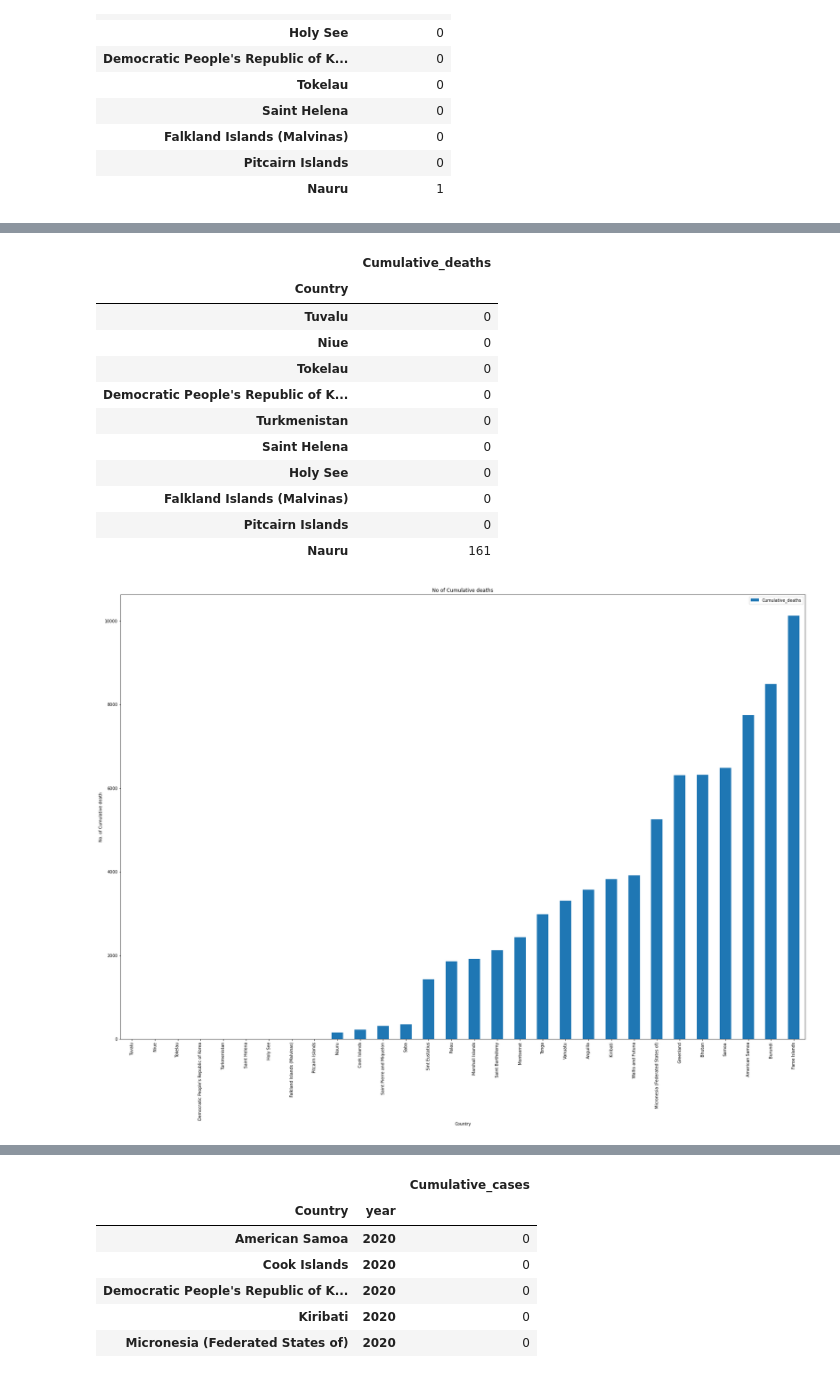
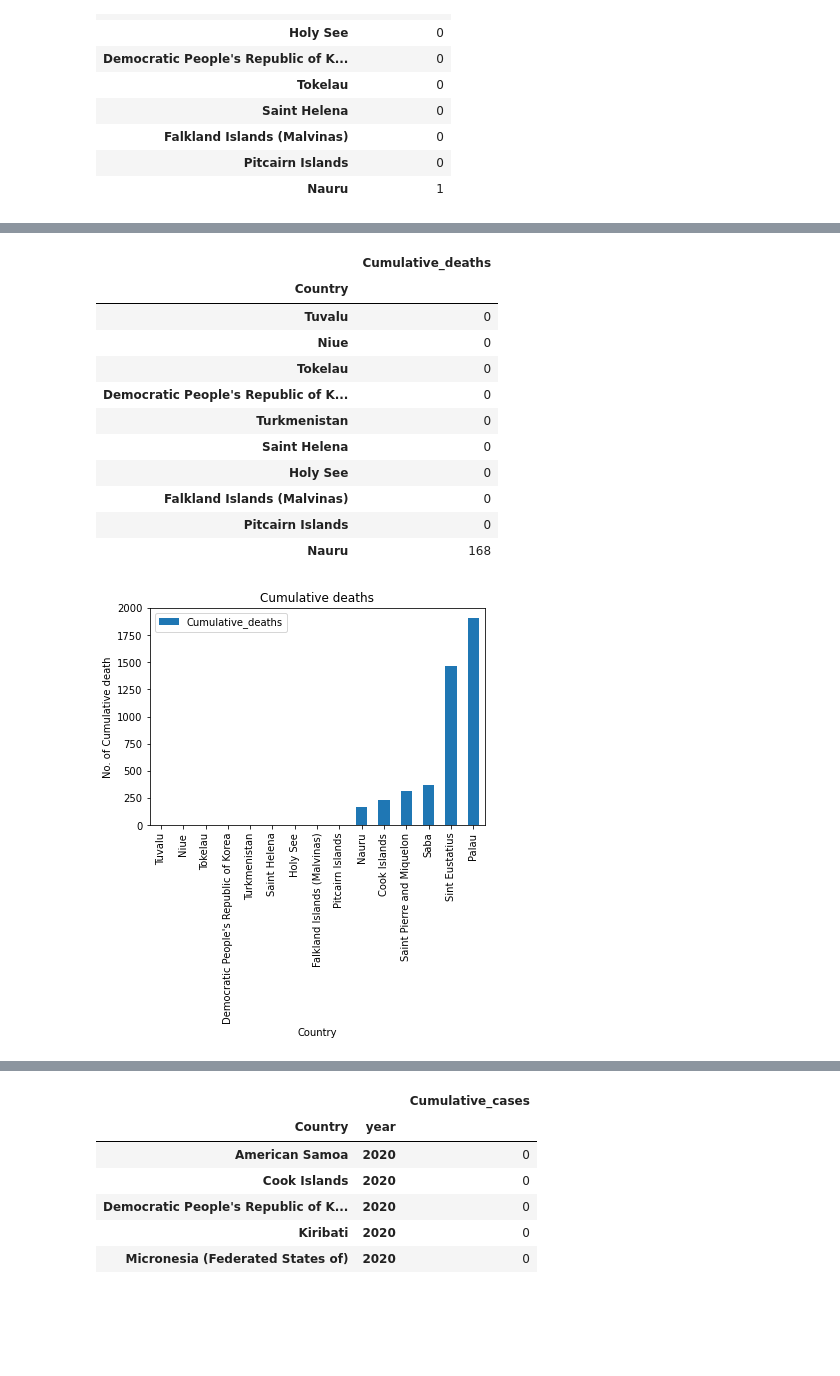
Before and after one commit to OlutokiJohn/Exploratory-data-analysis-with-python-and-SQL, a Jupyter notebook: covid19-data-analysis-using-python.ipynb, the cells around one changed output, grey strips where cells are left out. Cells and saved outputs as stored; diff of their text form; code cells hidden in the pictures; blank space fills up the shorter version.

```diff
--- a/covid19-data-analysis-using-python.ipynb
+++ b/covid19-data-analysis-using-python.ipynb
@@ -297,8 +317,8 @@ covid_Cumulative_deaths.head()
 # %%
-covid_Cumulative_deaths = pd.DataFrame(df.groupby("Country")['Cumulative_deaths']
+covid_Cumulative_least_deaths = pd.DataFrame(df.groupby("Country")['Cumulative_deaths']
                                .agg('sum')).sort_values(by='Cumulative_deaths',ascending=True,axis=0)
 
-covid_Cumulative_deaths.head(10)
+covid_Cumulative_least_deaths.head(10)
 # %% [output]
 |  | Cumulative_deaths |
 | Country |  |
@@ -311,12 +331,12 @@ covid_Cumulative_deaths.head(10)
 | Holy See | 0 |
 | Falkland Islands (Malvinas) | 0 |
 | Pitcairn Islands | 0 |
-| Nauru | 161 |
+| Nauru | 168 |
 # %%
-covid_Cumulative_deaths.head(30).plot(kind='bar',  xlabel = 'Country', ylabel = 'No. of Cumulative death',title = 'No of Cumulative deaths', figsize=(30,20))
+covid_Cumulative_least_deaths.head(15).plot(kind='bar',  xlabel = 'Country', ylabel = 'No. of Cumulative death',title = 'Cumulative deaths')
 plt.show()
 # %% [output]
-[figure, old version]
+[figure, new version]
 # %%
 covid_cum_new_year = pd.DataFrame(df.groupby(["Country",'year'])['Cumulative_cases']
                                .agg('sum')).sort_values(by=['year', 'Cumulative_cases'],ascending=False,axis=0)
```
Also changed, not shown: parts of 143 cells of this notebook.
